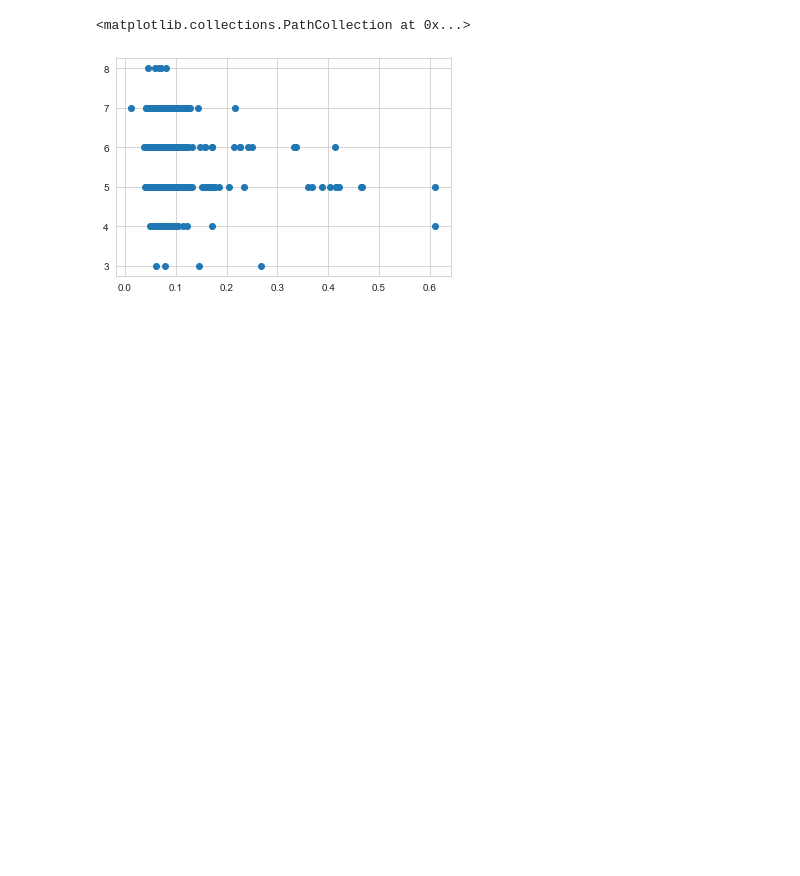
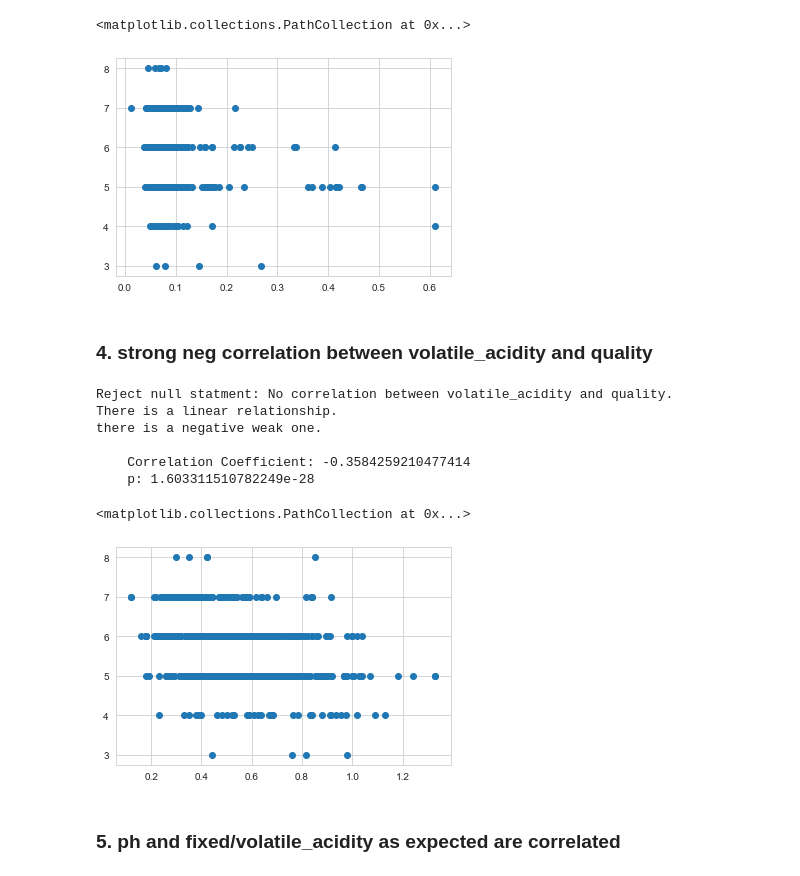
Before and after one commit to MrEnigmamgine/jtl_wine_quality, a Jupyter notebook: tim_wine_working_notebook.ipynb, the cells around one changed output. Saved outputs shown, nothing was run; the diff lists cells and outputs as text; code cells hidden in the pictures; blank space fills up the shorter version.

Commit message:
working statistical tests

```diff
--- a/tim_wine_working_notebook.ipynb
+++ b/tim_wine_working_notebook.ipynb
@@ -589,3 +567,30 @@ there is a negative weak one.
     p: 1.1453779437218817e-05
 <matplotlib.collections.PathCollection at 0x...>
 [figure]
+# %% [markdown]
+### 4. strong neg correlation between volatile_acidity and quality
+# %%
+#assign your null hypothesis
+Ho = "No correlation between volatile_acidity and quality."
+
+#and your alternative hypothesis
+Ha = "There is a correlation between volatile_acidity and quality."
+
+#the feature you are testing
+x1 = train.volatile_acidity
+
+#against your target
+y1 = train.quality
+# %%
+correlation_test(Ho, Ha, x1, y1)
+# %% [output]
+Reject null statment: No correlation between volatile_acidity and quality.
+There is a linear relationship.
+there is a negative weak one.
+
+    Correlation Coefficient: -0.3584259210477414
+    p: 1.603311510782249e-28
+<matplotlib.collections.PathCollection at 0x...>
+[figure, added]
+# %% [markdown]
+### 5. ph and fixed/volatile_acidity as expected are correlated
```
Also changed, not shown: parts of 30 cells of this notebook.
